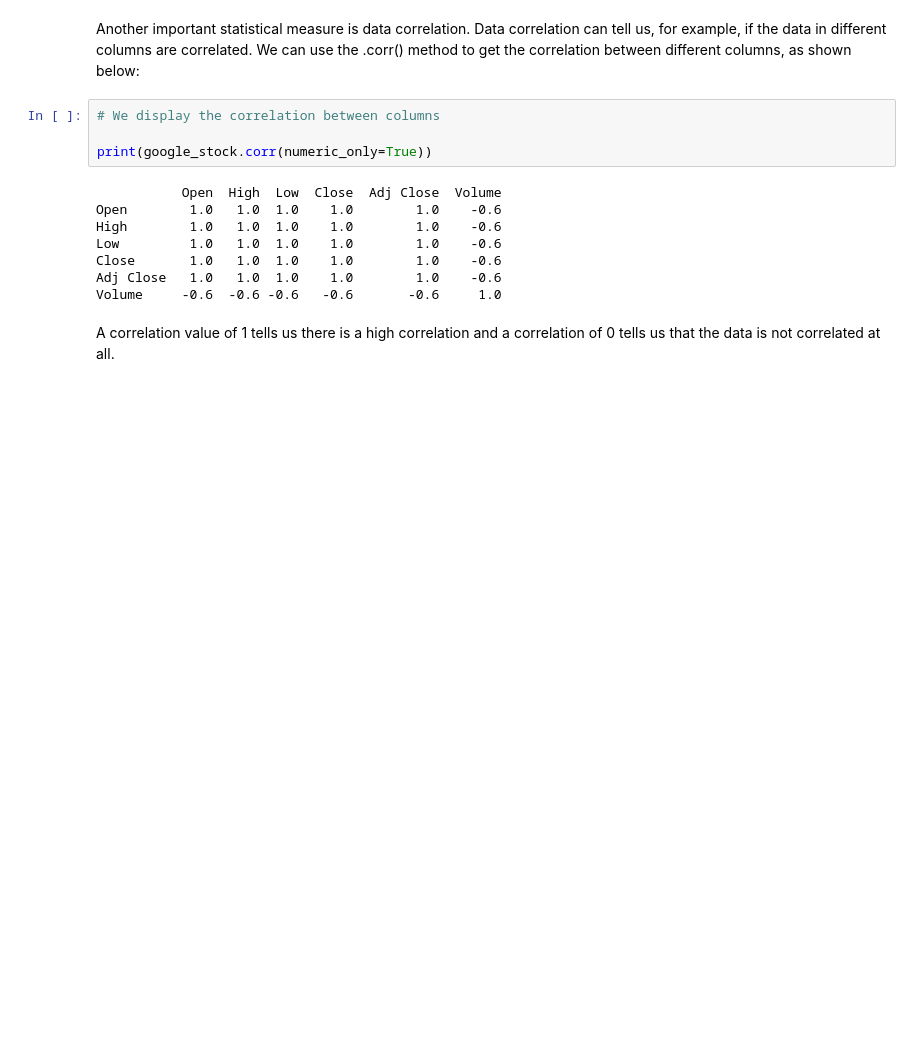
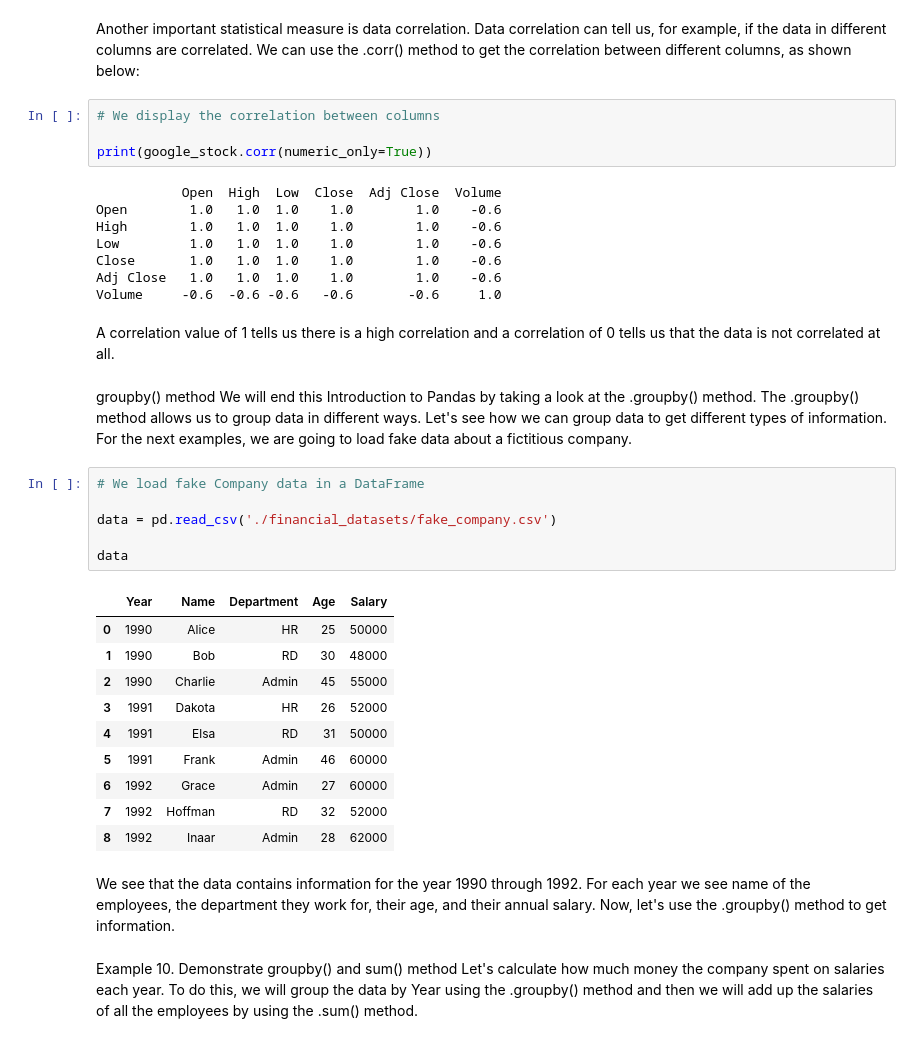
Before and after one commit to jjacque1/Learning-Numpy-in-JupyterNotebooks, a Jupyter notebook: Untitled.ipynb, the cells around one changed output. Saved outputs shown, nothing was run; the diff lists cells and outputs as text; blank space fills up the shorter version.

Commit message:
Loading data into pandas dataframe and manipulating data

```diff
--- a/Untitled.ipynb
+++ b/Untitled.ipynb
@@ -2493,3 +2519,28 @@ Adj Close   1.0   1.0  1.0    1.0        1.0    -0.6
 Volume     -0.6  -0.6 -0.6   -0.6       -0.6     1.0
 # %% [markdown]
 A correlation value of 1 tells us there is a high correlation and a correlation of 0 tells us that the data is not correlated at all.
+# %% [markdown]
+groupby() method
+We will end this Introduction to Pandas by taking a look at the .groupby() method. The .groupby() method allows us to group data in different ways. Let's see how we can group data to get different types of information. For the next examples, we are going to load fake data about a fictitious company.
+# %%
+# We load fake Company data in a DataFrame
+
+data = pd.read_csv('./financial_datasets/fake_company.csv')
+
+data
+# %% [output]
+|  | Year | Name | Department | Age | Salary |
+| 0 | 1990 | Alice | HR | 25 | 50000 |
+| 1 | 1990 | Bob | RD | 30 | 48000 |
+| 2 | 1990 | Charlie | Admin | 45 | 55000 |
+| 3 | 1991 | Dakota | HR | 26 | 52000 |
+| 4 | 1991 | Elsa | RD | 31 | 50000 |
+| 5 | 1991 | Frank | Admin | 46 | 60000 |
+| 6 | 1992 | Grace | Admin | 27 | 60000 |
+| 7 | 1992 | Hoffman | RD | 32 | 52000 |
+| 8 | 1992 | Inaar | Admin | 28 | 62000 |
+# %% [markdown]
+We see that the data contains information for the year 1990 through 1992. For each year we see name of the employees, the department they work for, their age, and their annual salary. Now, let's use the .groupby() method to get information.
+# %% [markdown]
+Example 10. Demonstrate groupby() and sum() method
+Let's calculate how much money the company spent on salaries each year. To do this, we will group the data by Year using the .groupby() method and then we will add up the salaries of all the employees by using the .sum() method.
```
Also changed, not shown: parts of 13 cells of this notebook.
